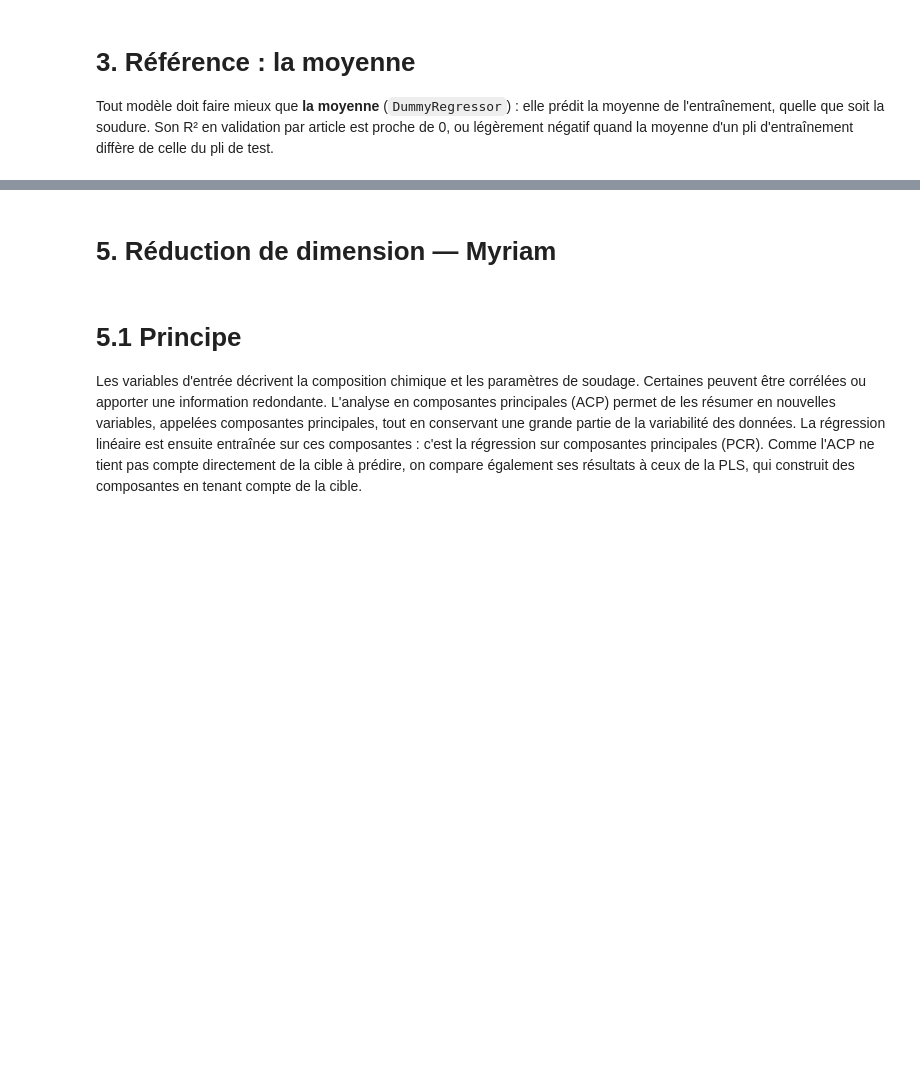
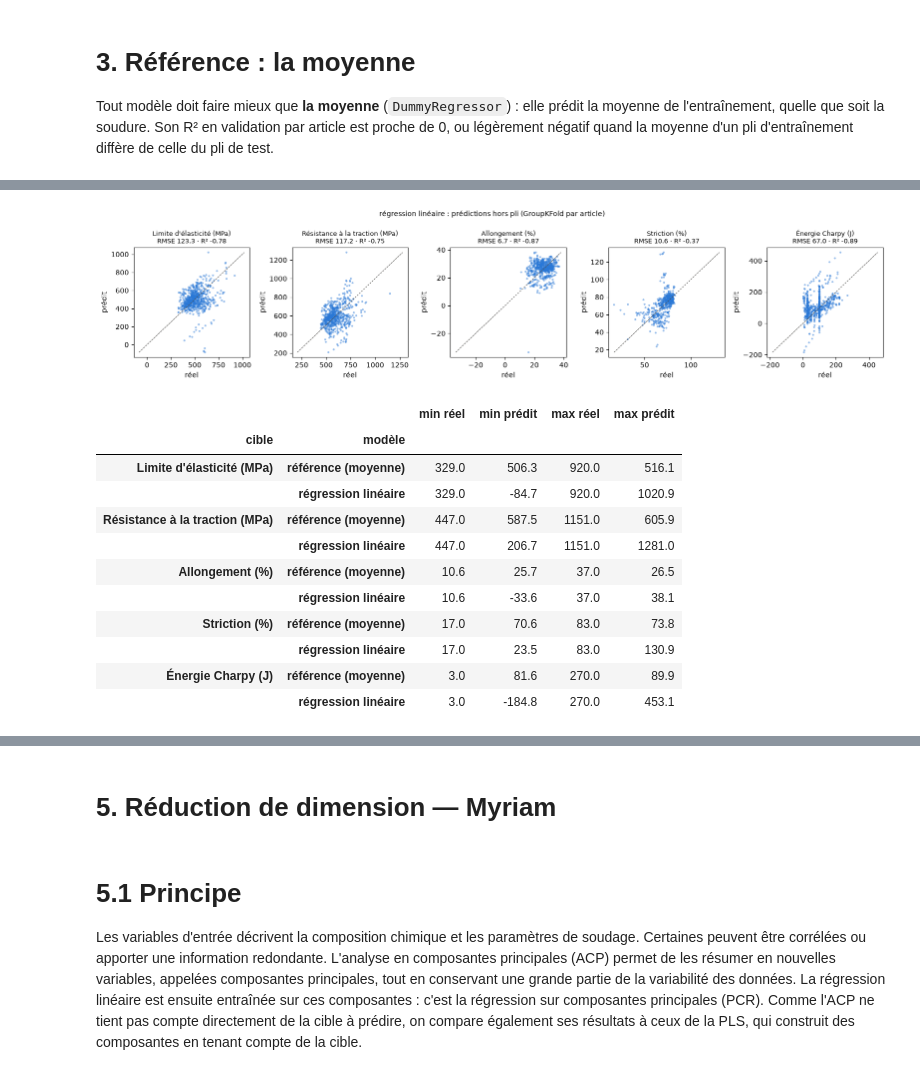
Before and after one commit to marglgls/Projet-ML-soudures, a Jupyter notebook: modeles.ipynb, the cells around one changed output, grey strips where cells are left out. Saved outputs shown, nothing was run; the diff lists cells and outputs as text; code cells hidden in the pictures; blank space fills up the shorter version.

Commit message:
feat(modeles): régression linéaire multivariée et sa documentation (partie 4)

```diff
--- a/modeles.ipynb
+++ b/modeles.ipynb
@@ -274,0 +330,17 @@ display(tableau_complet(["référence (moyenne)"]))
+# %%
+figure_predit_reel("régression linéaire", "rl_predit_reel.pdf")
+display(plage(["référence (moyenne)", "régression linéaire"]))
+# %% [output]
+[figure, added]
+|  |  | min réel | min prédit | max réel | max prédit |
+| cible | modèle |  |  |  |  |
+| Limite d'élasticité (MPa) | référence (moyenne) | 329.0 | 506.3 | 920.0 | 516.1 |
+|  | régression linéaire | 329.0 | -84.7 | 920.0 | 1020.9 |
+| Résistance à la traction (MPa) | référence (moyenne) | 447.0 | 587.5 | 1151.0 | 605.9 |
+|  | régression linéaire | 447.0 | 206.7 | 1151.0 | 1281.0 |
+| Allongement (%) | référence (moyenne) | 10.6 | 25.7 | 37.0 | 26.5 |
+|  | régression linéaire | 10.6 | -33.6 | 37.0 | 38.1 |
+| Striction (%) | référence (moyenne) | 17.0 | 70.6 | 83.0 | 73.8 |
+|  | régression linéaire | 17.0 | 23.5 | 83.0 | 130.9 |
+| Énergie Charpy (J) | référence (moyenne) | 3.0 | 81.6 | 270.0 | 89.9 |
+|  | régression linéaire | 3.0 | -184.8 | 270.0 | 453.1 |
```
Also changed, not shown: parts of 36 cells of this notebook, 1 other file.
